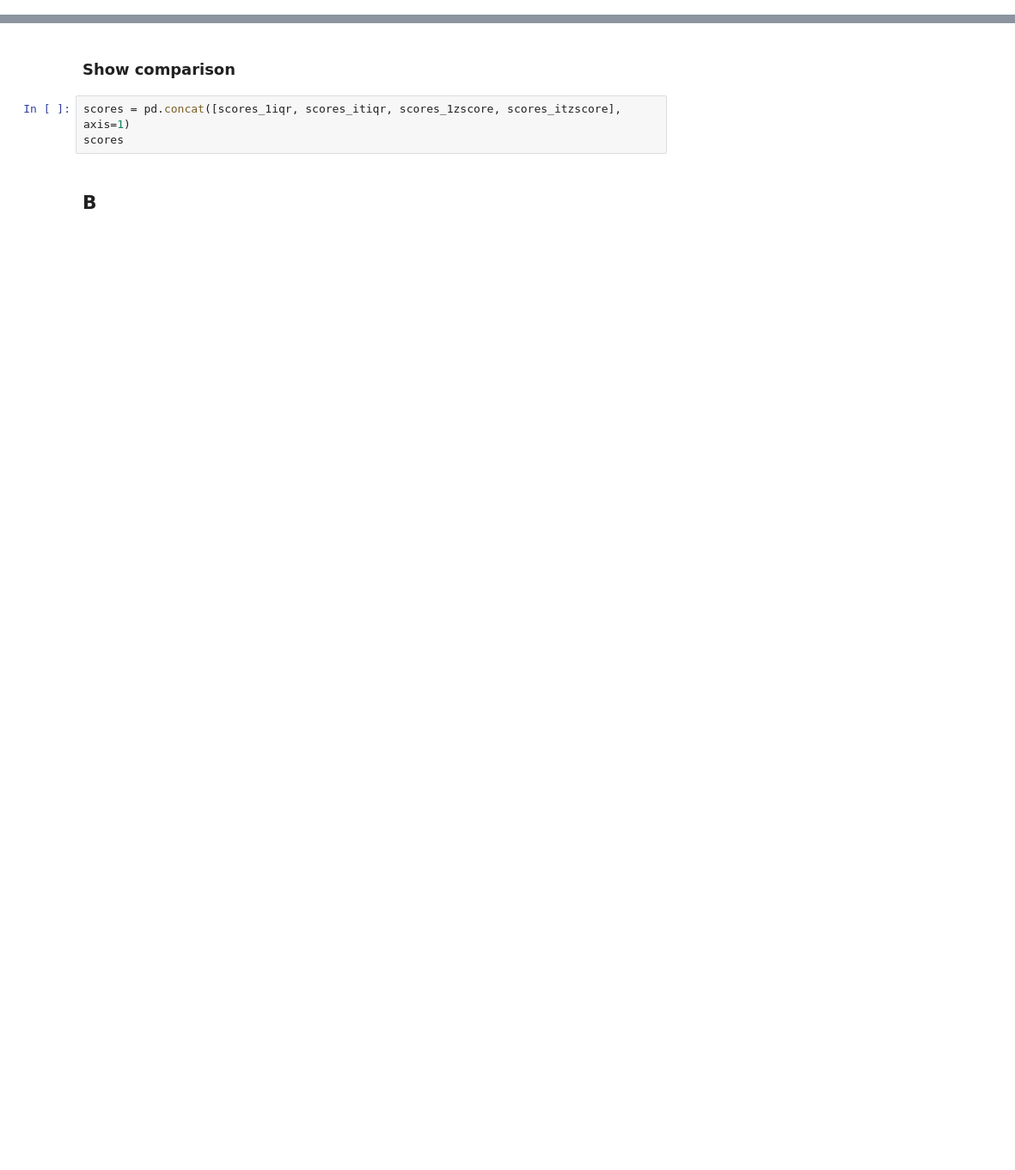
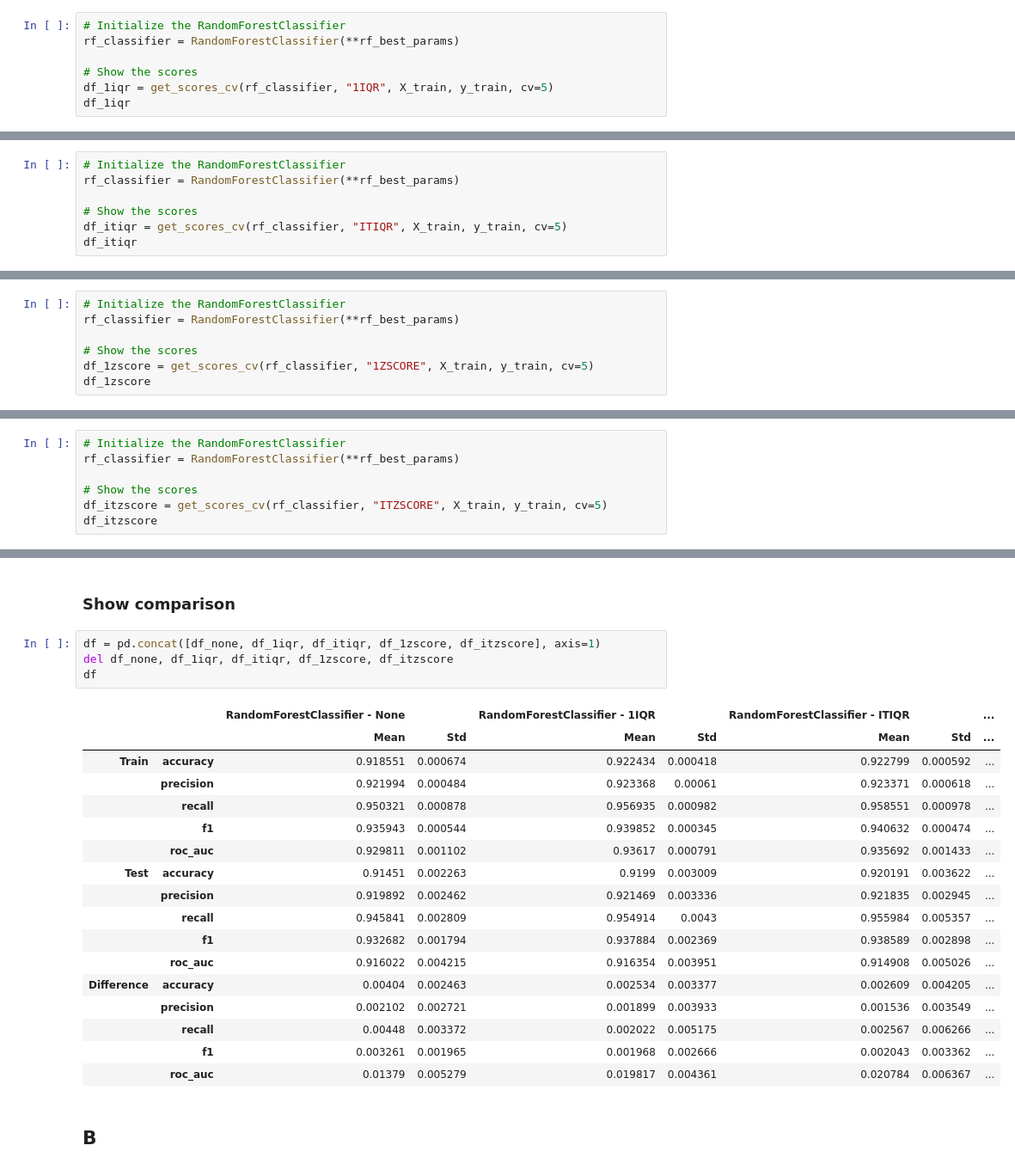
Before and after one commit to MBabiar/IAU-Project, a Jupyter notebook: src/Phase_3.ipynb, the cells around one changed output, grey strips where cells are left out. Shown at 86% size. Saved outputs shown, nothing was run; the diff lists cells and outputs as text; blank space fills up the shorter version.

```diff
--- a/src/Phase_3.ipynb
+++ b/src/Phase_3.ipynb
@@ -1881,0 +2120,7 @@ scores_1iqr = get_scores(rf_classifier, "1 IQR", X_train, y_train, X_test, y_tes
+# %%
+# Initialize the RandomForestClassifier
+rf_classifier = RandomForestClassifier(**rf_best_params)
+
+# Show the scores
+df_1iqr = get_scores_cv(rf_classifier, "1IQR", X_train, y_train, cv=5)
+df_1iqr
@@ -1906,0 +2159,7 @@ scores_itiqr = get_scores(rf_classifier, "Iterative IQR", X_train, y_train, X_te
+# %%
+# Initialize the RandomForestClassifier
+rf_classifier = RandomForestClassifier(**rf_best_params)
+
+# Show the scores
+df_itiqr = get_scores_cv(rf_classifier, "ITIQR", X_train, y_train, cv=5)
+df_itiqr
@@ -1931,0 +2198,7 @@ scores_1zscore = get_scores(rf_classifier, "1 Z-score", X_train, y_train, X_test
+# %%
+# Initialize the RandomForestClassifier
+rf_classifier = RandomForestClassifier(**rf_best_params)
+
+# Show the scores
+df_1zscore = get_scores_cv(rf_classifier, "1ZSCORE", X_train, y_train, cv=5)
+df_1zscore
@@ -1956,0 +2237,7 @@ scores_itzscore = get_scores(rf_classifier, "Iterative Z-score", X_train, y_trai
+# %%
+# Initialize the RandomForestClassifier
+rf_classifier = RandomForestClassifier(**rf_best_params)
+
+# Show the scores
+df_itzscore = get_scores_cv(rf_classifier, "ITZSCORE", X_train, y_train, cv=5)
+df_itzscore
@@ -1957,7 +2262,26 @@ scores_itzscore = get_scores(rf_classifier, "Iterative Z-score", X_train, y_trai
 # %% [markdown]
 ### Show comparison
-# %%
-scores = pd.concat([scores_1iqr, scores_itiqr, scores_1zscore, scores_itzscore], axis=1)
-scores
+# %%
+df = pd.concat([df_none, df_1iqr, df_itiqr, df_1zscore, df_itzscore], axis=1)
+del df_none, df_1iqr, df_itiqr, df_1zscore, df_itzscore
+df
+# %% [output]
+|  |  | RandomForestClassifier - None |  | RandomForestClassifier - 1IQR |  | RandomForestClassifier - ITIQR |  | ... |
+|  |  | Mean | Std | Mean | Std | Mean | Std | ... |
+| Train | accuracy | 0.918551 | 0.000674 | 0.922434 | 0.000418 | 0.922799 | 0.000592 | ... |
+|  | precision | 0.921994 | 0.000484 | 0.923368 | 0.00061 | 0.923371 | 0.000618 | ... |
+|  | recall | 0.950321 | 0.000878 | 0.956935 | 0.000982 | 0.958551 | 0.000978 | ... |
+|  | f1 | 0.935943 | 0.000544 | 0.939852 | 0.000345 | 0.940632 | 0.000474 | ... |
+|  | roc_auc | 0.929811 | 0.001102 | 0.93617 | 0.000791 | 0.935692 | 0.001433 | ... |
+| Test | accuracy | 0.91451 | 0.002263 | 0.9199 | 0.003009 | 0.920191 | 0.003622 | ... |
+|  | precision | 0.919892 | 0.002462 | 0.921469 | 0.003336 | 0.921835 | 0.002945 | ... |
+|  | recall | 0.945841 | 0.002809 | 0.954914 | 0.0043 | 0.955984 | 0.005357 | ... |
+|  | f1 | 0.932682 | 0.001794 | 0.937884 | 0.002369 | 0.938589 | 0.002898 | ... |
+|  | roc_auc | 0.916022 | 0.004215 | 0.916354 | 0.003951 | 0.914908 | 0.005026 | ... |
+| Difference | accuracy | 0.00404 | 0.002463 | 0.002534 | 0.003377 | 0.002609 | 0.004205 | ... |
+|  | precision | 0.002102 | 0.002721 | 0.001899 | 0.003933 | 0.001536 | 0.003549 | ... |
+|  | recall | 0.00448 | 0.003372 | 0.002022 | 0.005175 | 0.002567 | 0.006266 | ... |
+|  | f1 | 0.003261 | 0.001965 | 0.001968 | 0.002666 | 0.002043 | 0.003362 | ... |
+|  | roc_auc | 0.01379 | 0.005279 | 0.019817 | 0.004361 | 0.020784 | 0.006367 | ... |
 # %% [markdown]
 ## B
```
Also changed, not shown: parts of 62 cells of this notebook, 8 other files.
